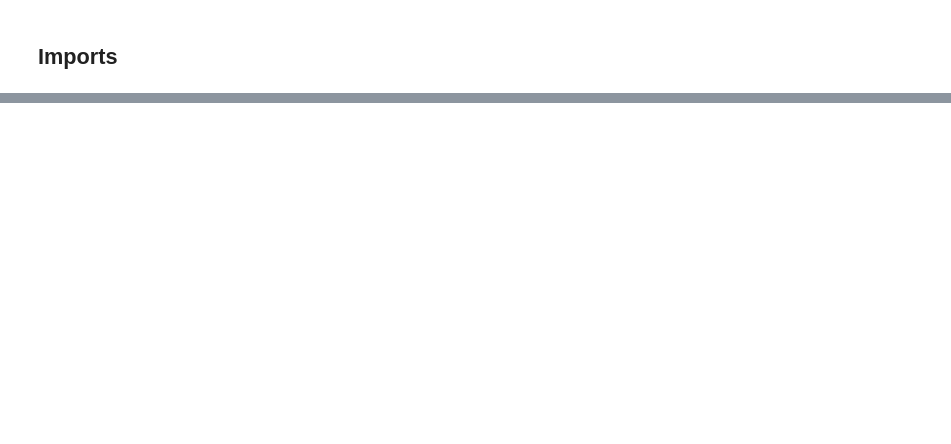
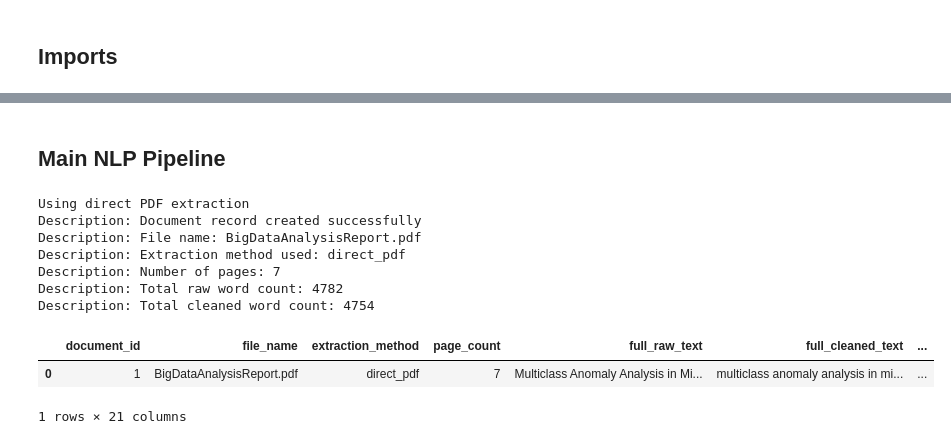
Before and after one commit to ATU-BDAAI/ca2-assignment-shagann, a Jupyter notebook: CA2_Project.ipynb, the cells around one changed output, grey strips where cells are left out. Cells and saved outputs as stored; diff of their text form; code cells hidden in the pictures; blank space fills up the shorter version.

```diff
--- a/CA2_Project.ipynb
+++ b/CA2_Project.ipynb
@@ -1451,0 +1308,78 @@ Description: Document clue summary
+# %% [markdown]
+## Main NLP Pipeline
+# %%
+# MAIN NLP PIPELINE
+
+document_id = 1
+
+document_record = create_document_record(
+    file_path=file_path,
+    document_id=document_id
+)
+
+document_df = pd.DataFrame([document_record])
+
+print("Description: Document record created successfully")
+print("Description: File name:", document_record["file_name"])
+print("Description: Extraction method used:", document_record["extraction_method"])
+print("Description: Number of pages:", document_record["page_count"])
+print("Description: Total raw word count:", document_record["total_raw_word_count"])
+print("Description: Total cleaned word count:", document_record["total_cleaned_word_count"])
+
+display(document_df)
+
+print_text_structure_evidence_from_record(
+    document_record=document_record
+)
+
+document_record, tfidf_vectorizer, tfidf_matrix, feature_names = add_tfidf_to_record(
+    document_record=document_record,
+    max_features=1000,
+    top_n=5
+)
+
+document_df = pd.DataFrame([document_record])
+
+print_tfidf_feature_summary_from_record(
+    document_record=document_record,
+    tfidf_matrix=tfidf_matrix,
+    feature_names=feature_names
+)
+
+document_record = add_single_document_analysis_to_record(
+    document_record=document_record,
+    top_n=10
+)
+
+document_df = pd.DataFrame([document_record])
+
+print_single_document_analysis_summary_from_record(
+    document_record=document_record
+)
+
+document_record = add_document_clue_analysis_to_record(document_record)
+
+document_df = pd.DataFrame([document_record])
+
+print_document_clue_analysis_summary_from_record(
+    document_record=document_record
+)
+
+document_record = add_tfidf_document_type_prediction_to_record(document_record)
+
+document_df = pd.DataFrame([document_record])
+
+print_tfidf_document_type_prediction_from_record(
+    document_record=document_record
+)
+# %% [output]
+Using direct PDF extraction
+Description: Document record created successfully
+Description: File name: BigDataAnalysisReport.pdf
+Description: Extraction method used: direct_pdf
+Description: Number of pages: 7
+Description: Total raw word count: 4782
+Description: Total cleaned word count: 4754
+|  | document_id | file_name | extraction_method | page_count | full_raw_text | full_cleaned_text | ... |
+| 0 | 1 | BigDataAnalysisReport.pdf | direct_pdf | 7 | Multiclass Anomaly Analysis in Mi... | multiclass anomaly analysis in mi... | ... |
+1 rows × 21 columns
```
Also changed, not shown: parts of 93 cells of this notebook.
